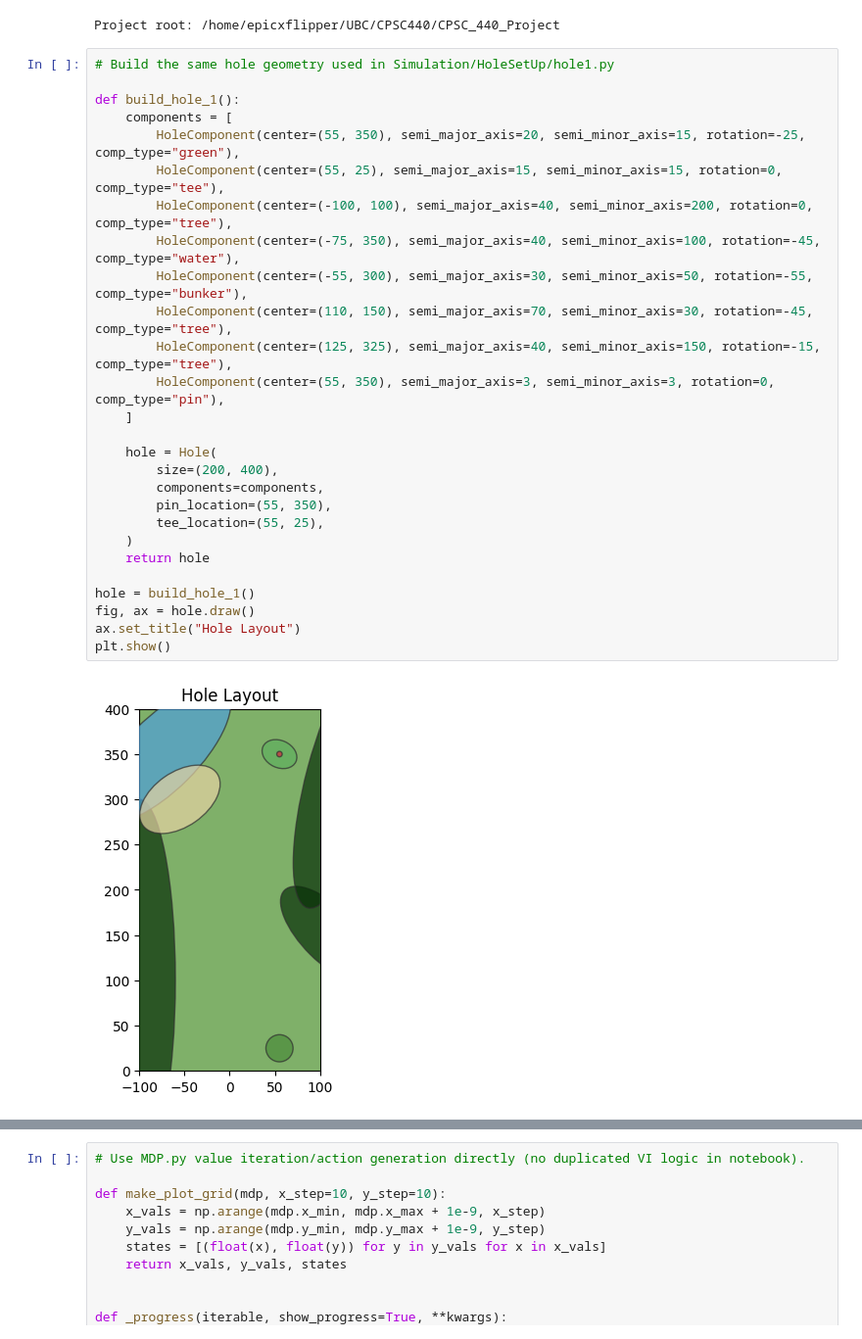
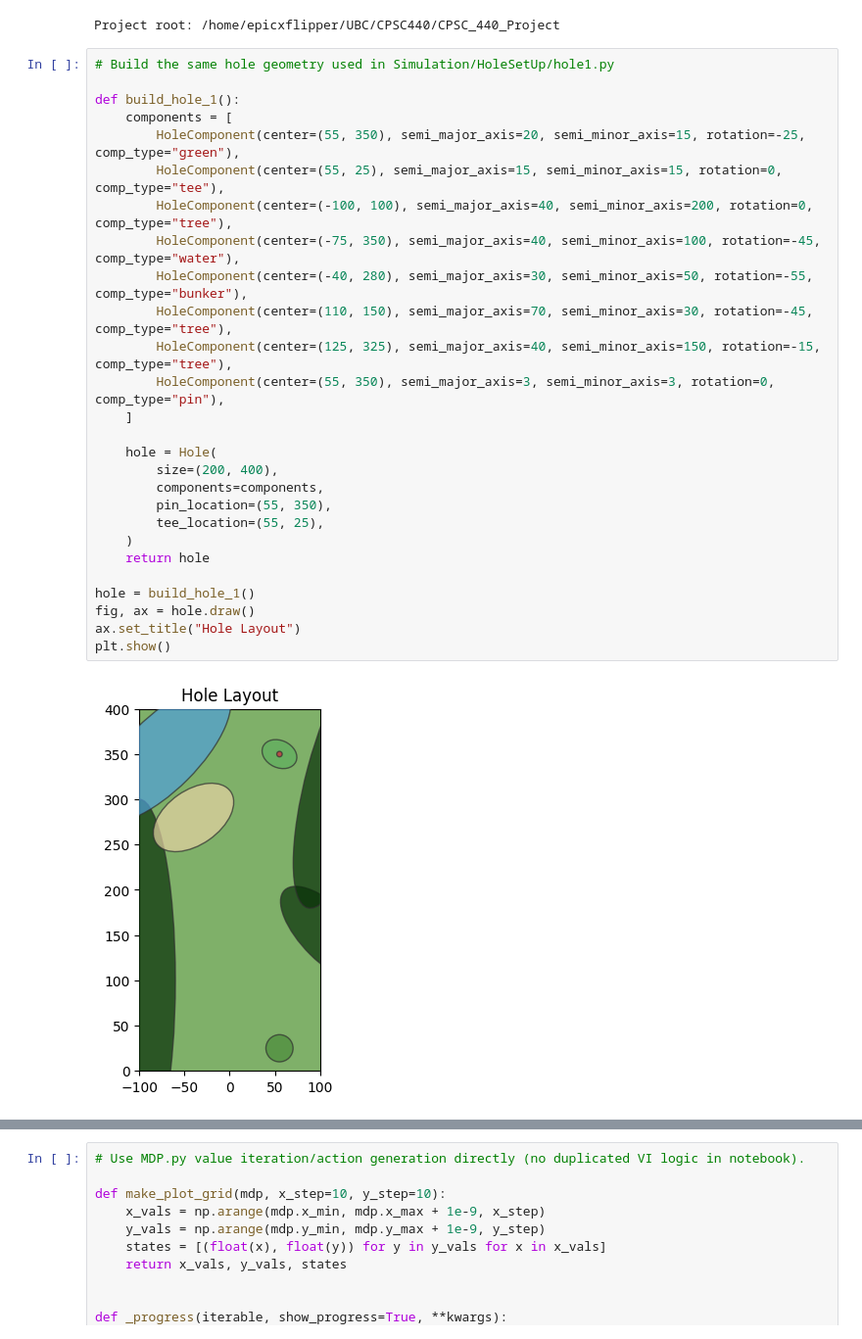
Before and after one commit to RyanMFraser/CPSC_440_Project, a Jupyter notebook: Exploration/mdp_exploration.ipynb, the cells around one changed output, grey strips where cells are left out. Shown at 98% size. Drawn from its saved outputs; the diff is of its cells as text.

```diff
--- a/Exploration/mdp_exploration.ipynb
+++ b/Exploration/mdp_exploration.ipynb
@@ -33,32 +33,32 @@ Project root: /home/epicxflipper/UBC/CPSC440/CPSC_440_Project
 # %%
 # Build the same hole geometry used in Simulation/HoleSetUp/hole1.py
 
 def build_hole_1():
     components = [
         HoleComponent(center=(55, 350), semi_major_axis=20, semi_minor_axis=15, rotation=-25, comp_type="green"),
         HoleComponent(center=(55, 25), semi_major_axis=15, semi_minor_axis=15, rotation=0, comp_type="tee"),
         HoleComponent(center=(-100, 100), semi_major_axis=40, semi_minor_axis=200, rotation=0, comp_type="tree"),
         HoleComponent(center=(-75, 350), semi_major_axis=40, semi_minor_axis=100, rotation=-45, comp_type="water"),
-        HoleComponent(center=(-55, 300), semi_major_axis=30, semi_minor_axis=50, rotation=-55, comp_type="bunker"),
+        HoleComponent(center=(-40, 280), semi_major_axis=30, semi_minor_axis=50, rotation=-55, comp_type="bunker"),
         HoleComponent(center=(110, 150), semi_major_axis=70, semi_minor_axis=30, rotation=-45, comp_type="tree"),
         HoleComponent(center=(125, 325), semi_major_axis=40, semi_minor_axis=150, rotation=-15, comp_type="tree"),
         HoleComponent(center=(55, 350), semi_major_axis=3, semi_minor_axis=3, rotation=0, comp_type="pin"),
     ]
 
     hole = Hole(
         size=(200, 400),
         components=components,
         pin_location=(55, 350),
         tee_location=(55, 25),
     )
     return hole
 
 hole = build_hole_1()
 fig, ax = hole.draw()
 ax.set_title("Hole Layout")
 plt.show()
 # %% [output]
-[figure, old version]
+[figure, new version]
 # %%
 # Fit one GMM per club from Data/RG_Data.csv.
 # We model each shot as [lateral_offset, distance].
```
Also changed, not shown: parts of 12 cells of this notebook, 6 other files.
